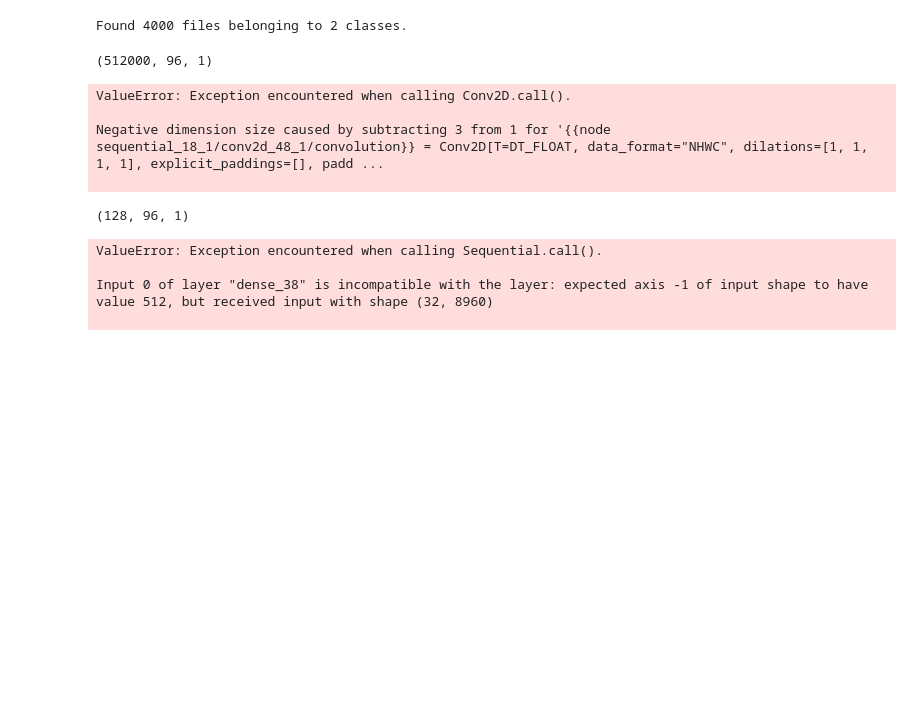
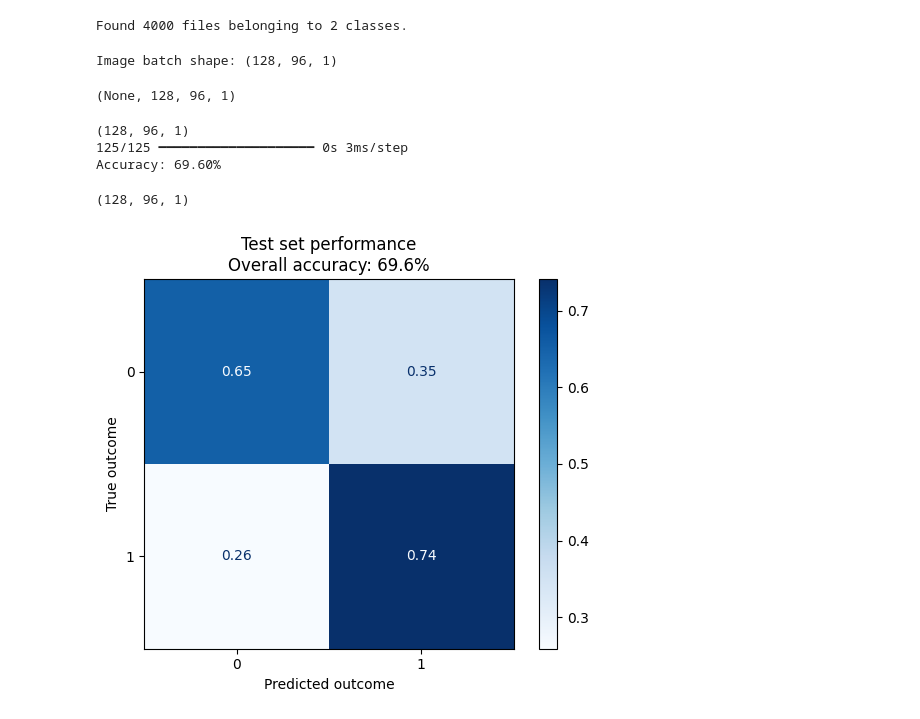
Before and after one commit to drtclem/Image_Class, a Jupyter notebook: src/mvp.ipynb, the cells around one changed output. Saved outputs shown, nothing was run; the diff lists cells and outputs as text; code cells hidden in the pictures; blank space fills up the shorter version.

```diff
--- a/src/mvp.ipynb
+++ b/src/mvp.ipynb
@@ -434,57 +432,67 @@ Model: "sequential_18"
  Non-trainable params: 3 (16.00 B)
  Optimizer params: 2,357,252 (8.99 MB)
 # %%
-testing_dataset=tf.keras.utils.image_dataset_from_directory(
+testing_dataset = tf.keras.utils.image_dataset_from_directory(
     testing_data_path,
-    image_size=(128, int(128*(3/4))),
-    color_mode='grayscale',
-    batch_size= None
+    image_size=(128, 96),      # match (128, 96)
+    color_mode='grayscale',    # match 1 channel
+    batch_size=None
 )
 # %% [output]
 Found 4000 files belonging to 2 classes.
-# %%
-images.shape
-# %% [output]
-(512000, 96, 1)
+# %%
+for x, y in testing_dataset.take(1):
+    print("Image batch shape:", x.shape)  # should be (128, 96, 3)
+# %% [output]
+Image batch shape: (128, 96, 1)
+# %%
+print(training_results.model.input_shape)
+# %% [output]
+(None, 128, 96, 1)
 # %%
-threshold=0.5
-images=np.concatenate([x for x, y in testing_dataset], axis=0)
-predictions=training_results.model.predict(images)
-predictions=[1 if p > threshold else 0 for p in predictions]
-labels=np.concatenate([y for x, y in testing_dataset], axis=0)
-accuracy=accuracy_score(predictions, labels)*100
+from sklearn.metrics import accuracy_score
+threshold = 0.5
+
+images = []
+labels = []
+
+for x, y in testing_dataset:
+    images.append(x.numpy())       # (128, 96, 1)
+    labels.append(y.numpy())       # scalar (0 or 1)
+
+print(images[0].shape)             # sanity check
+
+images = np.stack(images)         # instead of vstack
+labels = np.array(labels)         # shape (N,)
+
+predictions = training_results.model.predict(images)
+predictions = [1 if p > threshold else 0 for p in predictions]
+
+accuracy = accuracy_score(predictions, labels) * 100
+print(f"Accuracy: {accuracy:.2f}%")
 # %% [output]
-ValueError: Exception encountered when calling Conv2D.call().
-
-Negative dimension size caused by subtracting 3 from 1 for '{{node sequential_18_1/conv2d_48_1/convolution}} = Conv2D[T=DT_FLOAT, data_format="NHWC", dilations=[1, 1, 1, 1], explicit_paddings=[], padd ...
-
+(128, 96, 1)
+125/125 ━━━━━━━━━━━━━━━━━━━━ 0s 3ms/step
+Accuracy: 69.60%
 # %%
 print(images[0].shape)
 # %% [output]
 (128, 96, 1)
 # %%
 from sklearn.metrics import accuracy_score, confusion_matrix, ConfusionMatrixDisplay
+import matplotlib.pyplot as plt
 
-threshold=0.5
-images = np.concatenate([x for x, y in testing_dataset], axis=0)
-predictions=training_results.model.predict(images)
-predictions = [1 if p>threshold else 0 for p in predictions]
-labels = np.concatenate([y for x, y in testing_dataset], axis=0)
+accuracy = accuracy_score(labels, predictions) * 100
 
+# Compute normalized confusion matrix
+cm = confusion_matrix(labels, predictions, normalize='true')
+cm_disp = ConfusionMatrixDisplay(confusion_matrix=cm)
 
-accuracy=accuracy_score(predictions, labels)*100
-
-# Plot the confusion matrix
-cm=confusion_matrix(testing_dataset[1], predictions, normalize='true')
-cm_disp=ConfusionMatrixDisplay(confusion_matrix=cm)
-_=cm_disp.plot()
-
-plt.title(f'Test set performance\noverall accuracy: {accuracy:.1f}%')
+# Plot it
+cm_disp.plot(cmap='Blues', values_format=".2f")
+plt.title(f'Test set performance\nOverall accuracy: {accuracy:.1f}%')
 plt.xlabel('Predicted outcome')
 plt.ylabel('True outcome')
 plt.show()
 # %% [output]
-ValueError: Exception encountered when calling Sequential.call().
-
-Input 0 of layer "dense_38" is incompatible with the layer: expected axis -1 of input shape to have value 512, but received input with shape (32, 8960)
-
+[figure, added]
```
Also changed, not shown: parts of 13 cells of this notebook, 2 other files.
